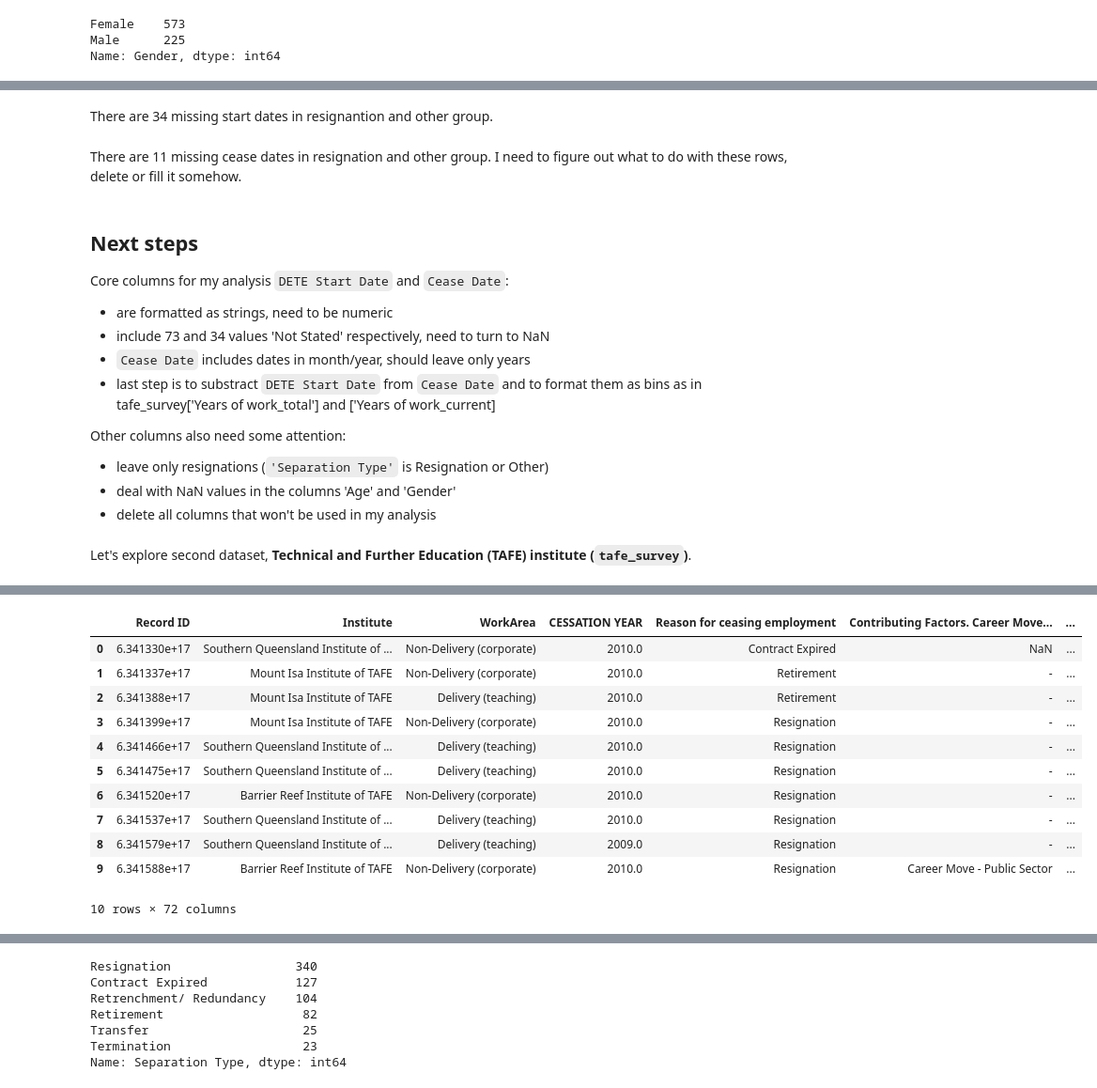
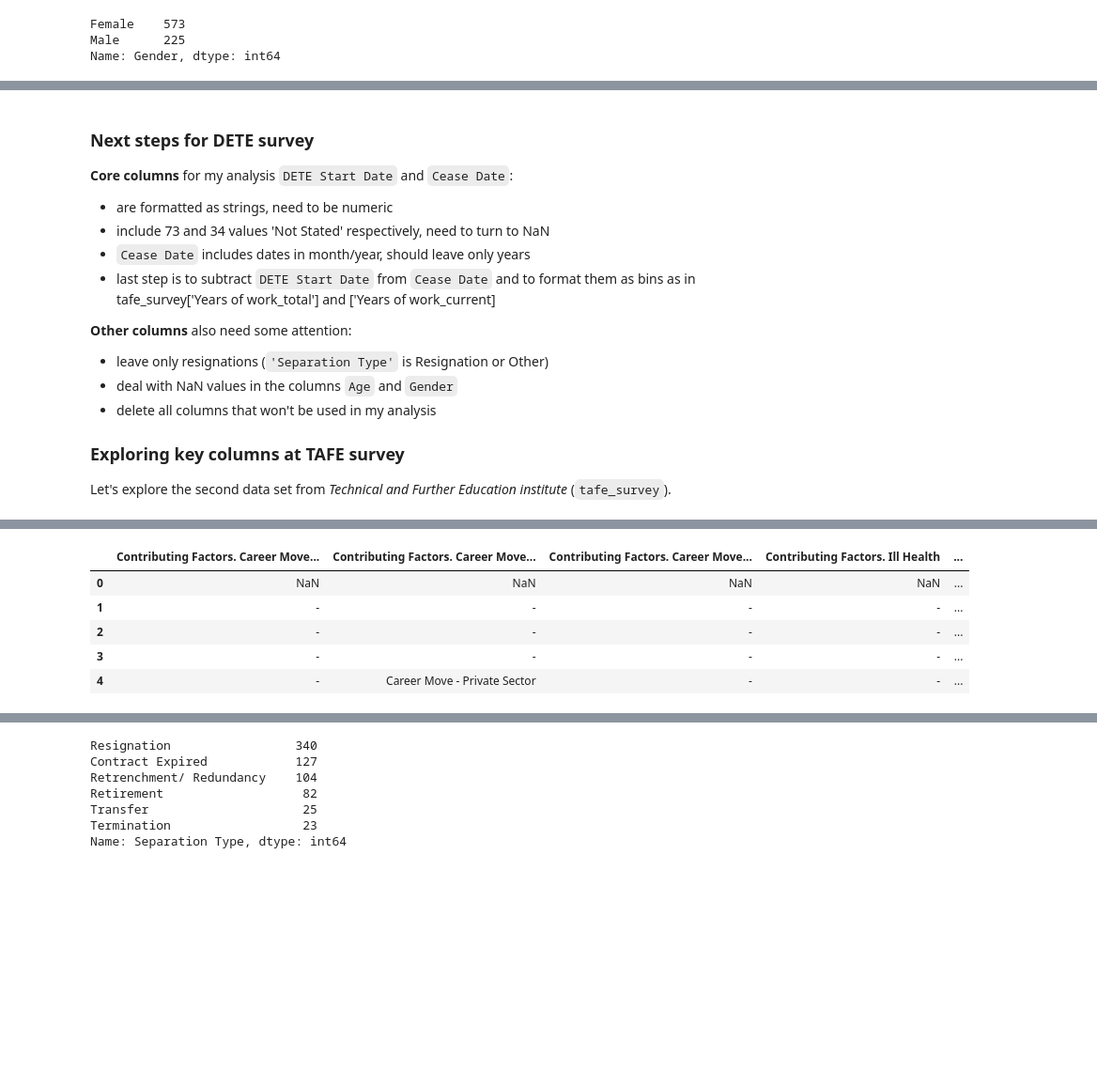
Before and after one commit to kafka-polka-dot/jupyter_projects, a Jupyter notebook: exit_surveys/surveys.ipynb, the cells around one changed output, grey strips where cells are left out. Shown at 94% size. Saved outputs shown, nothing was run; the diff lists cells and outputs as text; code cells hidden in the pictures; blank space fills up the shorter version.

Commit message:
new edits for survey project

```diff
--- a/exit_surveys/surveys.ipynb
+++ b/exit_surveys/surveys.ipynb
@@ -179,24 +175,21 @@ Not Stated     34
 Name: Cease Date, dtype: int64
-# %% [markdown]
-There are 34 missing start dates in resignantion and other group.
-# %% [markdown]
-There are 11 missing cease dates in resignation and other group.
-I need to figure out what to do with these rows, delete or fill it somehow.
 # %% [markdown]
-## Next steps
+### Next steps for DETE survey
 
-Core columns for my analysis `DETE Start Date` and `Cease Date`:
+**Core columns** for my analysis `DETE Start Date` and `Cease Date`:
  - are formatted as strings, need to be numeric
  - include 73 and 34 values 'Not Stated' respectively, need to turn to NaN
  - `Cease Date` includes dates in month/year, should leave only years
- - last step is to substract `DETE Start Date` from `Cease Date` and to format them as bins as in tafe_survey['Years of work_total'] and ['Years of work_current]
+ - last step is to subtract `DETE Start Date` from `Cease Date` and to format them as bins as in tafe_survey['Years of work_total'] and ['Years of work_current]
 
- Other columns also need some attention:
+**Other columns** also need some attention:
  - leave only resignations (`'Separation Type'` is Resignation or Other)
- - deal with NaN values in the columns 'Age' and 'Gender'
+ - deal with NaN values in the columns `Age` and `Gender`
  - delete all columns that won't be used in my analysis
+
+ ### Exploring key columns at TAFE survey
+
+Let's explore the second data set from *Technical and Further Education institute* (`tafe_survey`).
-# %% [markdown]
-Let's explore second dataset, **Technical and Further Education (TAFE) institute (`tafe_survey`)**.
 # %%
 tafe_survey.info()
 # %% [output]
@@ -218,17 +211,11 @@ Data columns (total 72 columns):
 dtypes: float64(2), object(70)
 memory usage: 395.0+ KB
 # %%
-tafe_survey.head(10)
+tafe_survey.iloc[:, 5:16].head()
 # %% [output]
-|  | Record ID | Institute | WorkArea | CESSATION YEAR | Reason for ceasing employment | Contributing Factors. Career Move... | ... |
-| 0 | 6.341330e+17 | Southern Queensland Institute of ... | Non-Delivery (corporate) | 2010.0 | Contract Expired | NaN | ... |
-| 1 | 6.341337e+17 | Mount Isa Institute of TAFE | Non-Delivery (corporate) | 2010.0 | Retirement | - | ... |
-| 2 | 6.341388e+17 | Mount Isa Institute of TAFE | Delivery (teaching) | 2010.0 | Retirement | - | ... |
-| 3 | 6.341399e+17 | Mount Isa Institute of TAFE | Non-Delivery (corporate) | 2010.0 | Resignation | - | ... |
-| 4 | 6.341466e+17 | Southern Queensland Institute of ... | Delivery (teaching) | 2010.0 | Resignation | - | ... |
-| 5 | 6.341475e+17 | Southern Queensland Institute of ... | Delivery (teaching) | 2010.0 | Resignation | - | ... |
-| 6 | 6.341520e+17 | Barrier Reef Institute of TAFE | Non-Delivery (corporate) | 2010.0 | Resignation | - | ... |
-| 7 | 6.341537e+17 | Southern Queensland Institute of ... | Delivery (teaching) | 2010.0 | Resignation | - | ... |
-| 8 | 6.341579e+17 | Southern Queensland Institute of ... | Delivery (teaching) | 2009.0 | Resignation | - | ... |
-| 9 | 6.341588e+17 | Barrier Reef Institute of TAFE | Non-Delivery (corporate) | 2010.0 | Resignation | Career Move - Public Sector | ... |
+|  | Contributing Factors. Career Move... | Contributing Factors. Career Move... | Contributing Factors. Career Move... | Contributing Factors. Ill Health | ... |
+| 0 | NaN | NaN | NaN | NaN | ... |
+| 1 | - | - | - | - | ... |
+| 2 | - | - | - | - | ... |
+| 3 | - | - | - | - | ... |
+| 4 | - | Career Move - Private Sector | - | - | ... |
-10 rows × 72 columns
```
Also changed, not shown: parts of 114 cells of this notebook.
